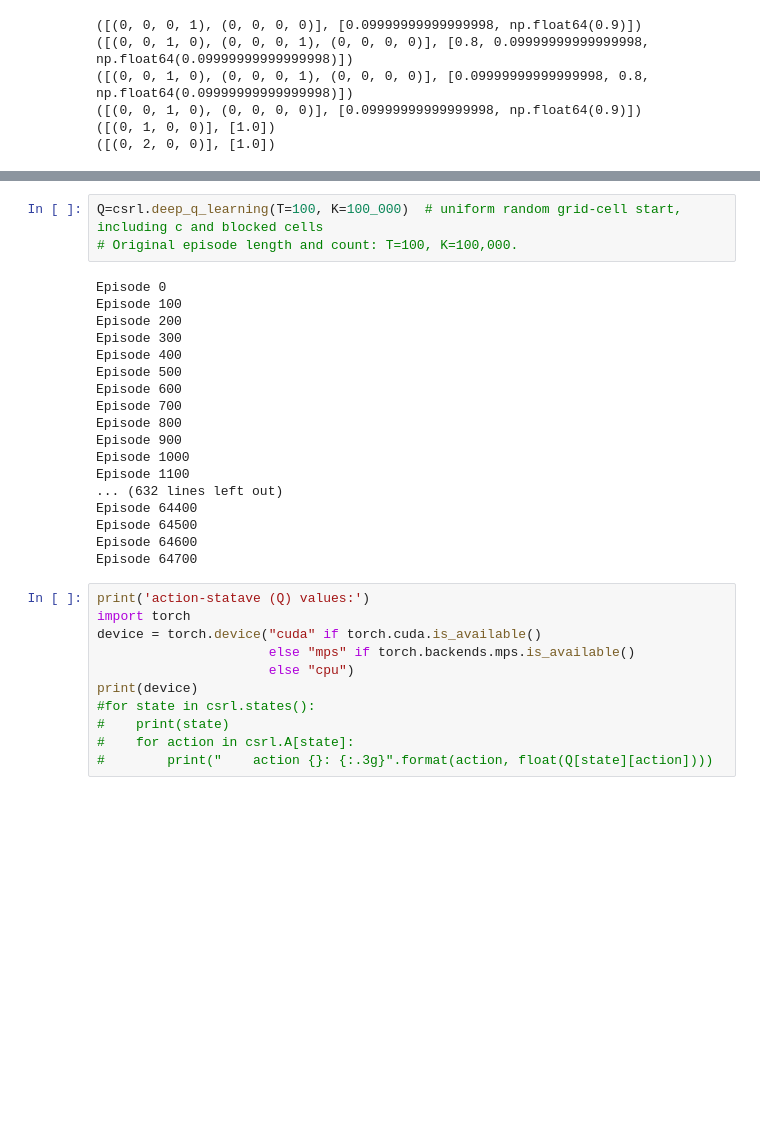
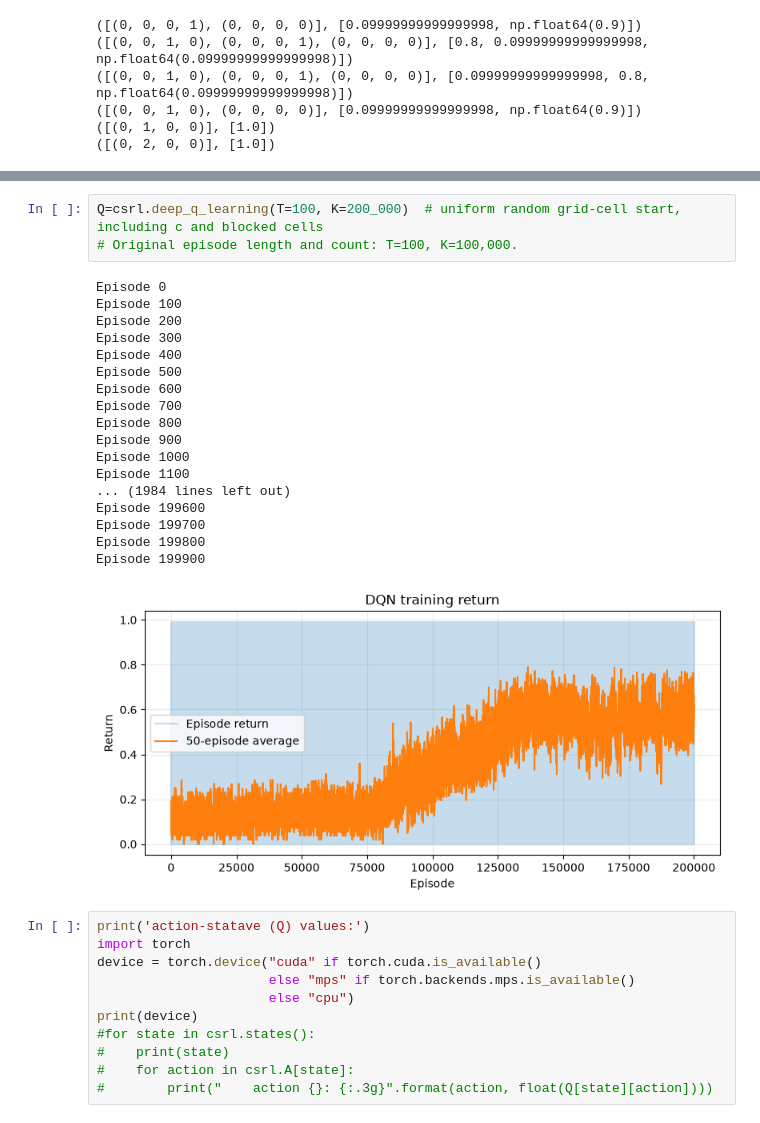
Before and after one commit to connorbrooks18/RL_With_LTL_Constraints, a Jupyter notebook: safe absorbing states.ipynb, the cells around one changed output, grey strips where cells are left out. Cells and saved outputs as stored; diff of their text form; blank space fills up the shorter version.

Commit message:
pretty good convergence at 200,000 episodes.

```diff
--- a/safe absorbing states.ipynb
+++ b/safe absorbing states.ipynb
@@ -243,24 +243,25 @@ generating a random state (0, 3, 4, 2)
 # %%
-Q=csrl.deep_q_learning(T=100, K=100_000)  # uniform random grid-cell start, including c and blocked cells
+Q=csrl.deep_q_learning(T=100, K=200_000)  # uniform random grid-cell start, including c and blocked cells
 # Original episode length and count: T=100, K=100,000.
 # %% [output]
 Episode 0
 Episode 100
 Episode 200
 Episode 300
 Episode 400
 Episode 500
 Episode 600
 Episode 700
 Episode 800
 Episode 900
 Episode 1000
 Episode 1100
-... (632 lines left out)
-Episode 64400
-Episode 64500
-Episode 64600
-Episode 64700
+... (1984 lines left out)
+Episode 199600
+Episode 199700
+Episode 199800
+Episode 199900
+[figure, added]
 # %%
 print('action-statave (Q) values:')
 import torch
```
Also changed, not shown: parts of 6 cells of this notebook.
